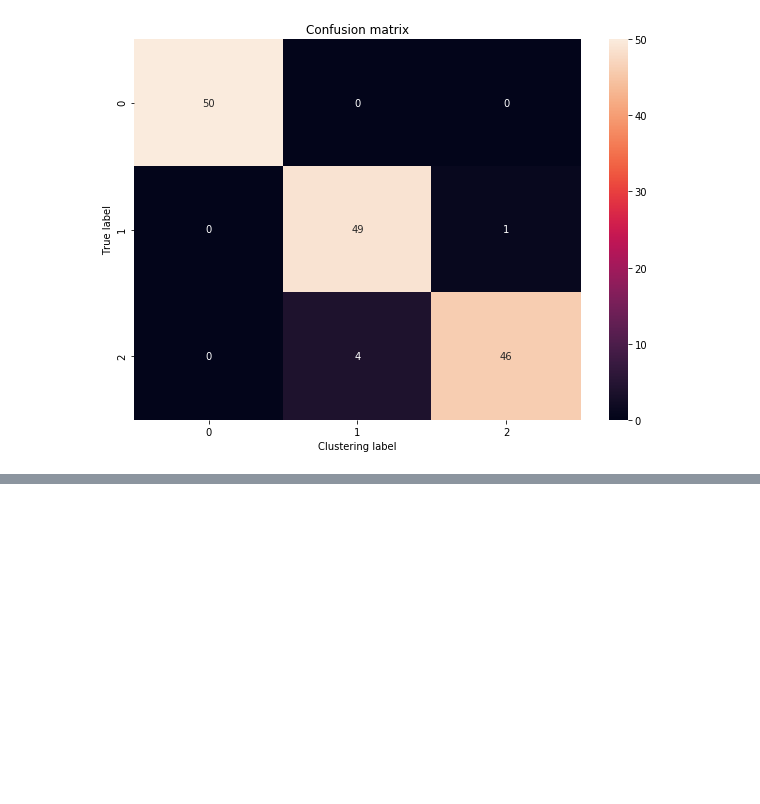
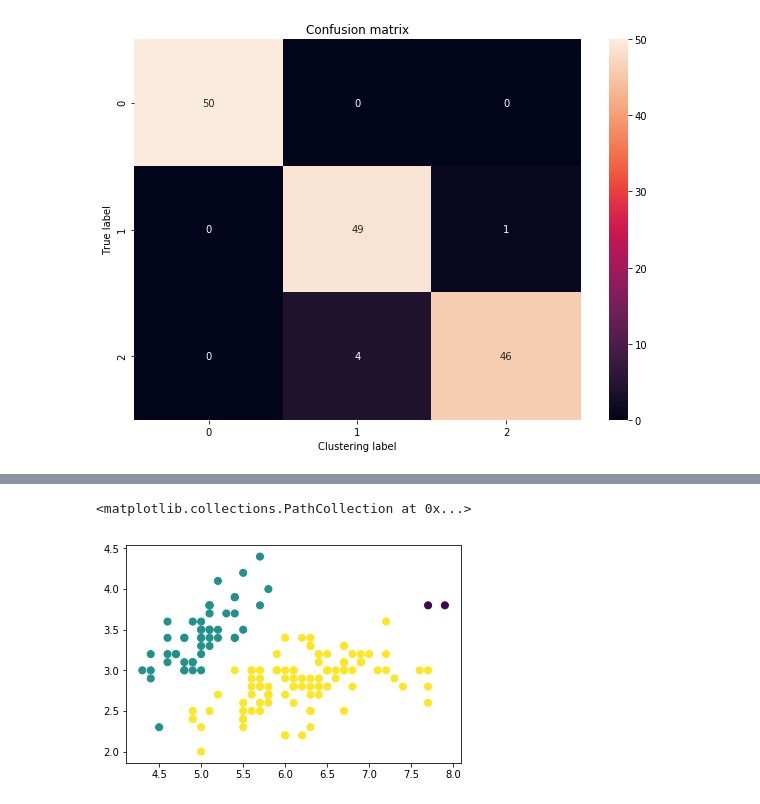
Before and after one commit to everaldocsneto/aulas, a Jupyter notebook: 01_Clustering.ipynb, the cells around one changed output, grey strips where cells are left out. Saved outputs shown, nothing was run; the diff lists cells and outputs as text; code cells hidden in the pictures; blank space fills up the shorter version.

```diff
--- a/01_Clustering.ipynb
+++ b/01_Clustering.ipynb
@@ -177,0 +217,4 @@ plt.show()
+# %%
+from sklearn.cluster import DBSCAN
+clustering = DBSCAN(eps=0.8, metric='euclidean', min_samples=5).fit(X)
+y_pred_dbscan = clustering.labels_
@@ -177,0 +229,5 @@ plt.show()
+# %%
+plt.scatter(X[:, 0], X[:, 1], c=y_pred_dbscan, s=50, cmap='viridis')
+# %% [output]
+<matplotlib.collections.PathCollection at 0x...>
+[figure, added]
```
Also changed, not shown: parts of 25 cells of this notebook.
